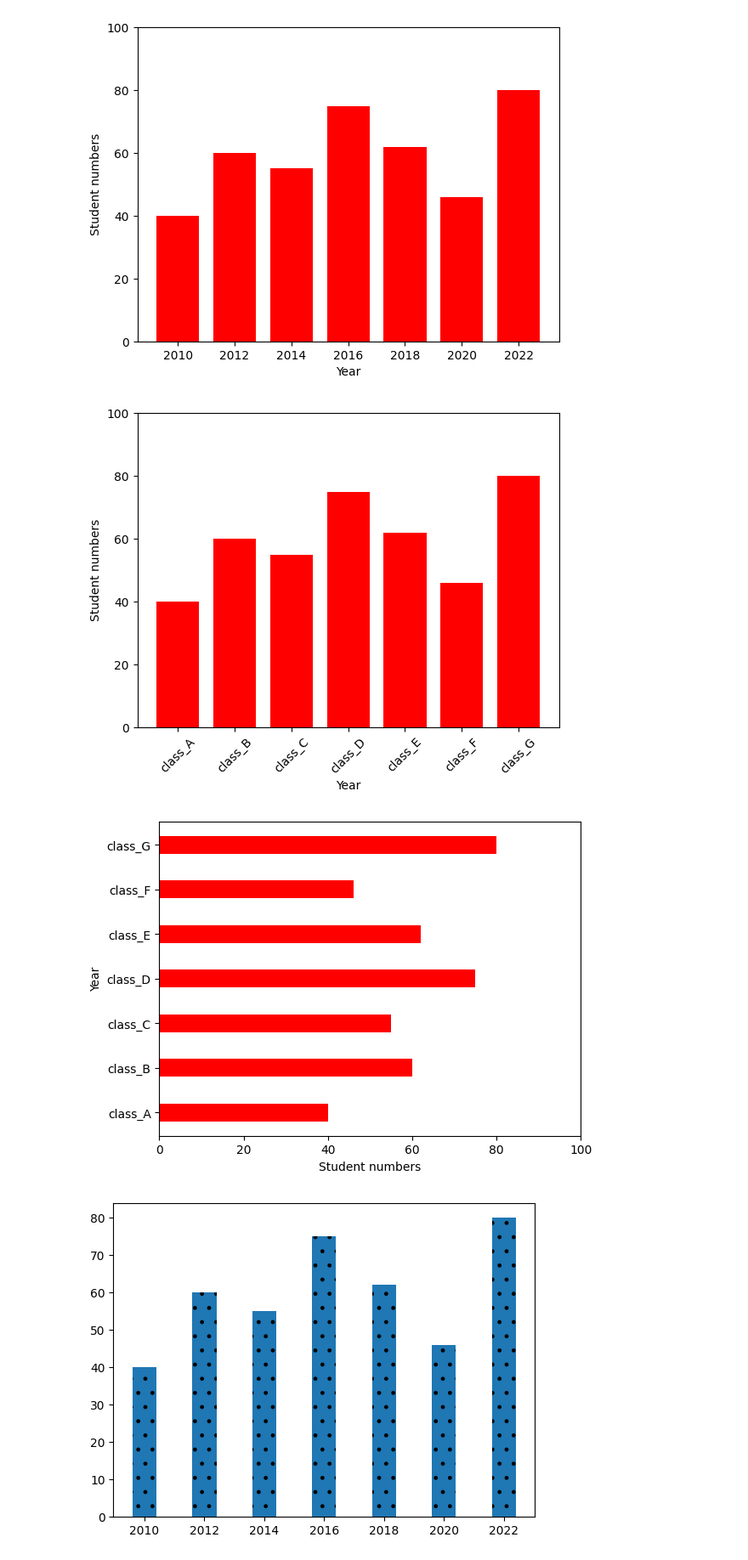
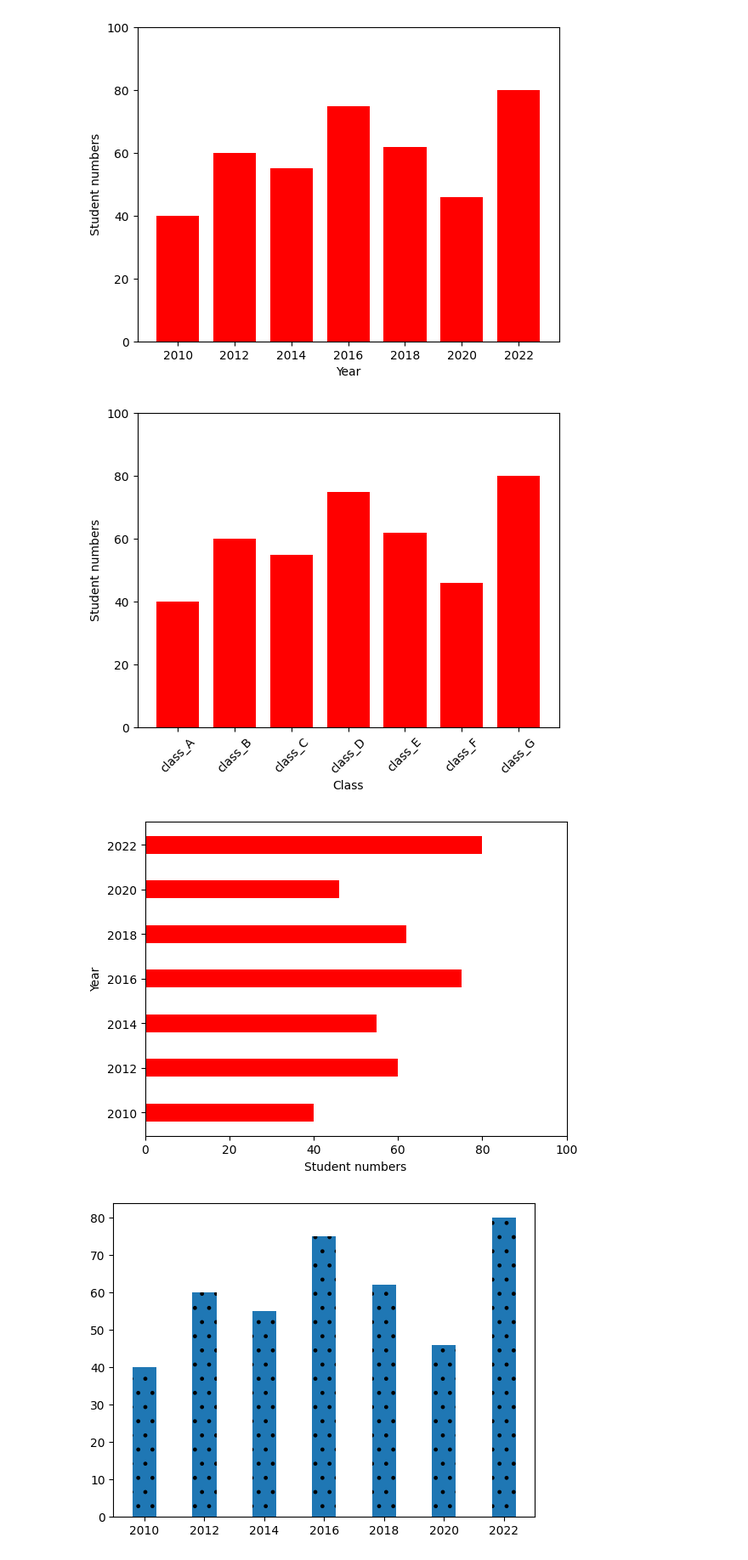
Before and after one commit to soyul5458/Python_data_visualization, a Jupyter notebook: 2_matplotlib_Eng.ipynb, the cells around one changed output. Shown at 85% size. Cells and saved outputs as stored; diff of their text form; code cells hidden in the pictures.

```diff
--- a/2_matplotlib_Eng.ipynb
+++ b/2_matplotlib_Eng.ipynb
@@ -601,7 +613,7 @@ Bar Graphs are used to represent differences between groups.
 ?plt.bar
 # %%
 # generating data
-year = [x for x in range(2010,2024,2)]
+year =  [2010, 2012, 2014, 2016, 2018, 2020, 2022]
 n_std = [40, 60,55, 75, 62, 46,80]
 # %%
 # drawing bar plot
@@ -630,22 +642,21 @@ xticks = "class_" + pd.Series(["A", "B", "C", "D", "E","F","G"])
 xticks
 
 plt.bar(year, n_std, width=1.5, color = 'r')
-plt.xlabel("Year")
+plt.xlabel("Class")
 plt.ylabel("Student numbers");
 plt.ylim(0, 100);
 plt.xticks(year, xticks, rotation=45);
 # %% [output]
-[figure, old version]
+[figure, new version]
 # %%
 # Horizontal Bar Graph : barh
 plt.barh(year, n_std, color = 'r')
 
 plt.ylabel("Year")
 plt.xlabel("Student numbers");
 plt.xlim(0, 100);
-plt.yticks(year, xticks);
 # %% [output]
-[figure, old version]
+[figure, new version]
 # %%
 # Pattern setting: hatch
 f = plt.bar(year, n_std, hatch=".")
```
Also changed, not shown: parts of 13 cells of this notebook.
